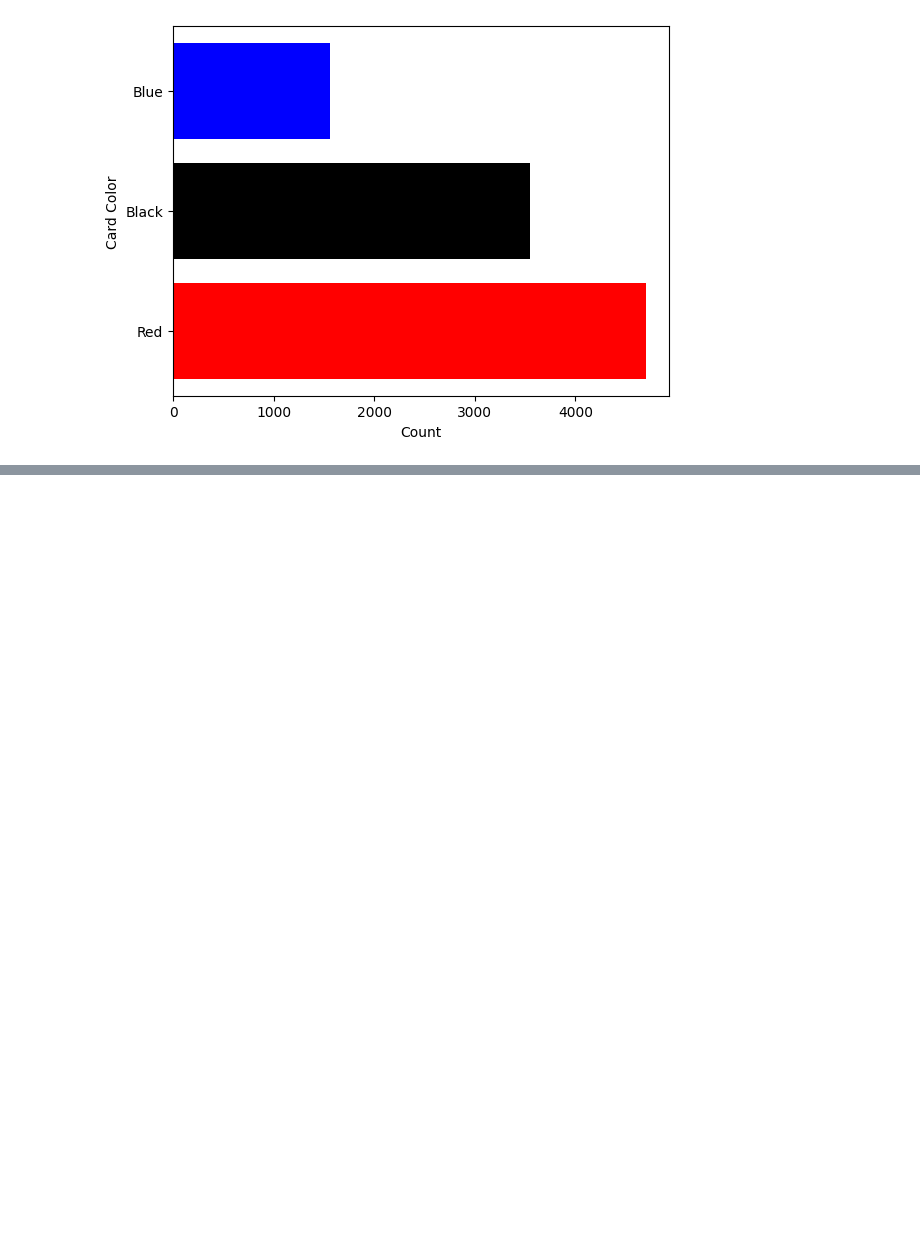
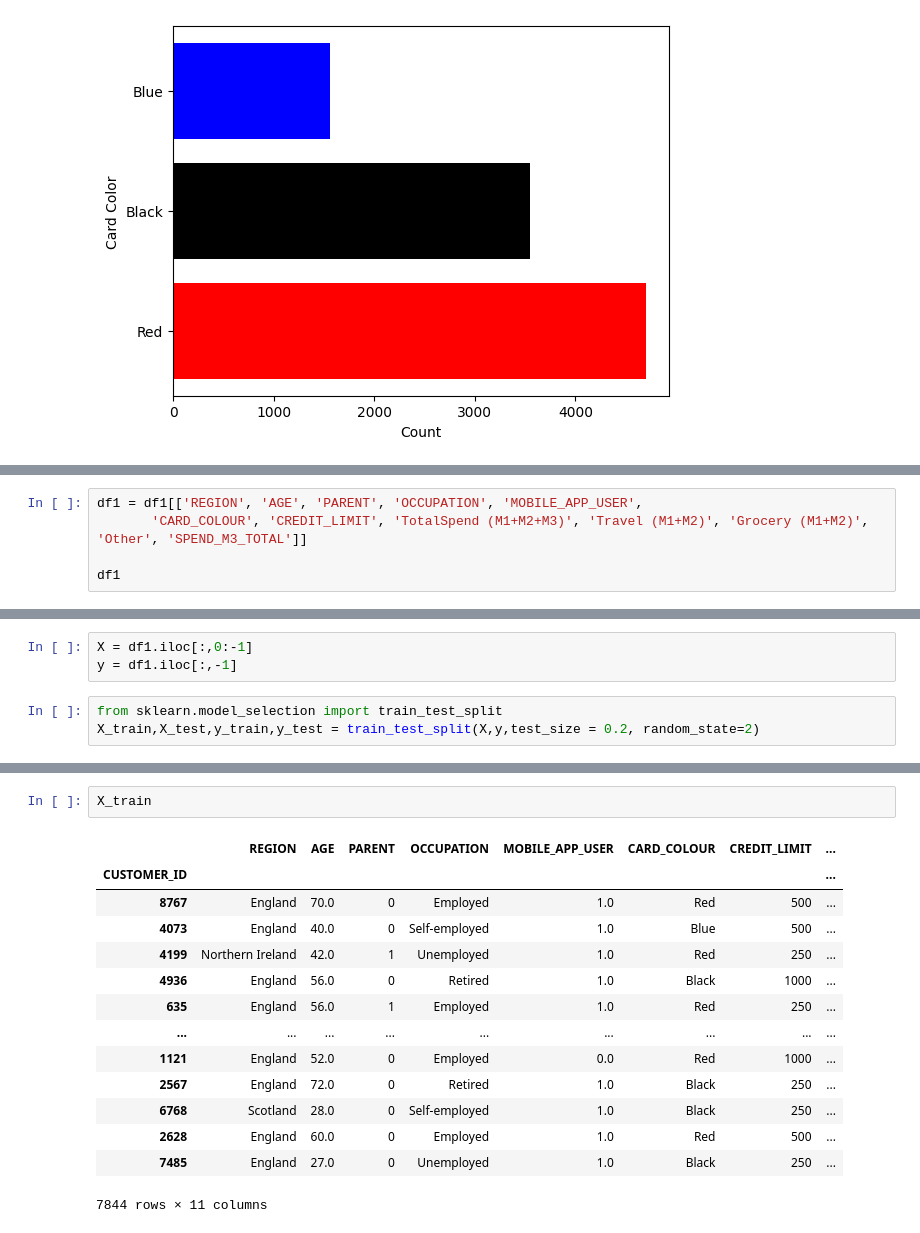
Before and after one commit to ShubhamSingh-9/Captial-one-Stepup-challenge, a Jupyter notebook: Capital One Career Challenge.ipynb, the cells around one changed output, grey strips where cells are left out. Saved outputs shown, nothing was run; the diff lists cells and outputs as text; blank space fills up the shorter version.

```diff
--- a/Capital One Career Challenge.ipynb
+++ b/Capital One Career Challenge.ipynb
@@ -306,0 +393,5 @@ plt.show();
+# %%
+df1 = df1[['REGION', 'AGE', 'PARENT', 'OCCUPATION', 'MOBILE_APP_USER',
+       'CARD_COLOUR', 'CREDIT_LIMIT', 'TotalSpend (M1+M2+M3)', 'Travel (M1+M2)', 'Grocery (M1+M2)', 'Other', 'SPEND_M3_TOTAL']]
+
+df1
@@ -306,0 +413,6 @@ plt.show();
+# %%
+X = df1.iloc[:,0:-1]
+y = df1.iloc[:,-1]
+# %%
+from sklearn.model_selection import train_test_split
+X_train,X_test,y_train,y_test = train_test_split(X,y,test_size = 0.2, random_state=2)
@@ -306,0 +428,17 @@ plt.show();
+# %%
+X_train
+# %% [output]
+|  | REGION | AGE | PARENT | OCCUPATION | MOBILE_APP_USER | CARD_COLOUR | CREDIT_LIMIT | ... |
+| CUSTOMER_ID |  |  |  |  |  |  |  | ... |
+| 8767 | England | 70.0 | 0 | Employed | 1.0 | Red | 500 | ... |
+| 4073 | England | 40.0 | 0 | Self-employed | 1.0 | Blue | 500 | ... |
+| 4199 | Northern Ireland | 42.0 | 1 | Unemployed | 1.0 | Red | 250 | ... |
+| 4936 | England | 56.0 | 0 | Retired | 1.0 | Black | 1000 | ... |
+| 635 | England | 56.0 | 1 | Employed | 1.0 | Red | 250 | ... |
+| ... | ... | ... | ... | ... | ... | ... | ... | ... |
+| 1121 | England | 52.0 | 0 | Employed | 0.0 | Red | 1000 | ... |
+| 2567 | England | 72.0 | 0 | Retired | 1.0 | Black | 250 | ... |
+| 6768 | Scotland | 28.0 | 0 | Self-employed | 1.0 | Black | 250 | ... |
+| 2628 | England | 60.0 | 0 | Employed | 1.0 | Red | 500 | ... |
+| 7485 | England | 27.0 | 0 | Unemployed | 1.0 | Black | 250 | ... |
+7844 rows × 11 columns
```
Also changed, not shown: parts of 22 cells of this notebook.
